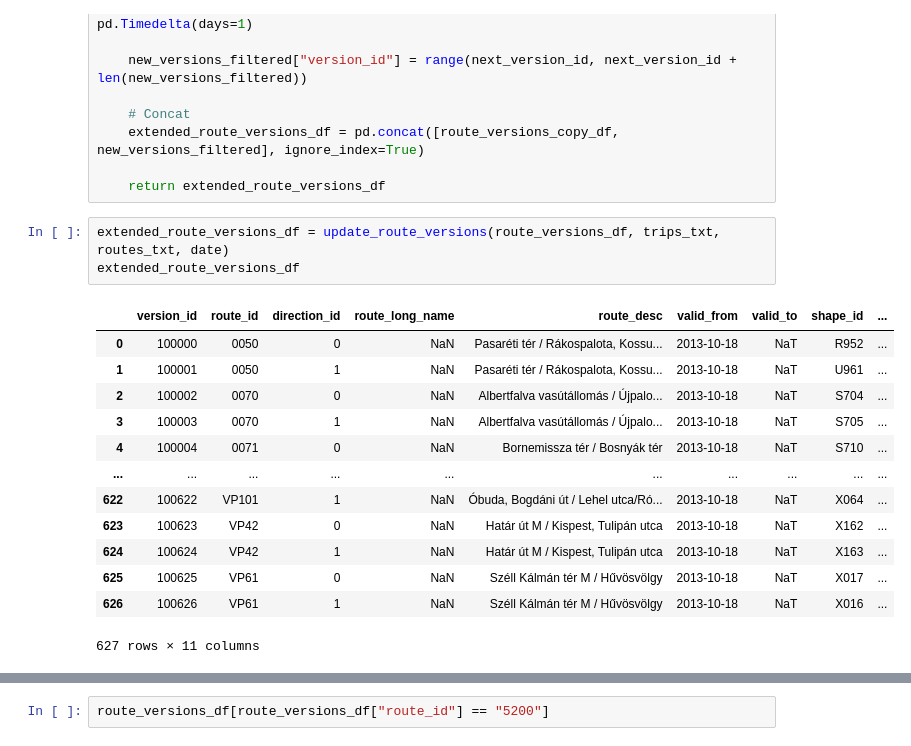
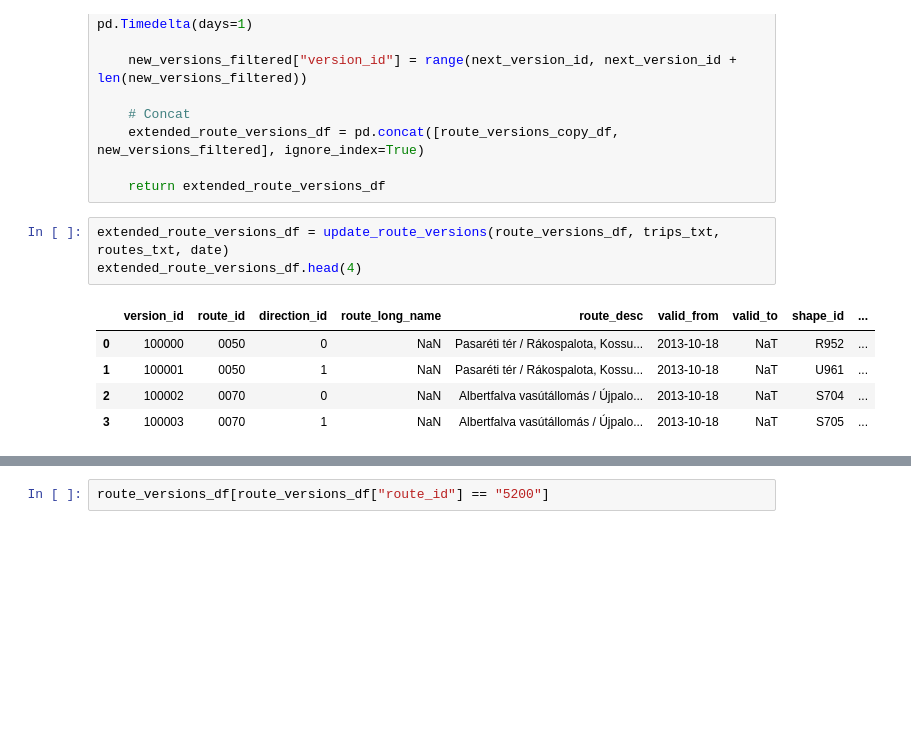
Before and after one commit to urbanicsandras/budapest_time_travel, a Jupyter notebook: notebooks/preprocessing_v02.ipynb, the cells around one changed output, grey strips where cells are left out. Cells and saved outputs as stored; diff of their text form; blank space fills up the shorter version.

```diff
--- a/notebooks/preprocessing_v02.ipynb
+++ b/notebooks/preprocessing_v02.ipynb
@@ -182,18 +253,10 @@ def update_route_versions(route_versions_df, trips_txt, routes_txt, date):
     return extended_route_versions_df
 # %%
 extended_route_versions_df = update_route_versions(route_versions_df, trips_txt, routes_txt, date)
-extended_route_versions_df
+extended_route_versions_df.head(4)
 # %% [output]
 |  | version_id | route_id | direction_id | route_long_name | route_desc | valid_from | valid_to | shape_id | ... |
 | 0 | 100000 | 0050 | 0 | NaN | Pasaréti tér / Rákospalota, Kossu... | 2013-10-18 | NaT | R952 | ... |
 | 1 | 100001 | 0050 | 1 | NaN | Pasaréti tér / Rákospalota, Kossu... | 2013-10-18 | NaT | U961 | ... |
 | 2 | 100002 | 0070 | 0 | NaN | Albertfalva vasútállomás / Újpalo... | 2013-10-18 | NaT | S704 | ... |
 | 3 | 100003 | 0070 | 1 | NaN | Albertfalva vasútállomás / Újpalo... | 2013-10-18 | NaT | S705 | ... |
-| 4 | 100004 | 0071 | 0 | NaN | Bornemissza tér / Bosnyák tér | 2013-10-18 | NaT | S710 | ... |
-| ... | ... | ... | ... | ... | ... | ... | ... | ... | ... |
-| 622 | 100622 | VP101 | 1 | NaN | Óbuda, Bogdáni út / Lehel utca/Ró... | 2013-10-18 | NaT | X064 | ... |
-| 623 | 100623 | VP42 | 0 | NaN | Határ út M / Kispest, Tulipán utca | 2013-10-18 | NaT | X162 | ... |
-| 624 | 100624 | VP42 | 1 | NaN | Határ út M / Kispest, Tulipán utca | 2013-10-18 | NaT | X163 | ... |
-| 625 | 100625 | VP61 | 0 | NaN | Széll Kálmán tér M / Hűvösvölgy | 2013-10-18 | NaT | X017 | ... |
-| 626 | 100626 | VP61 | 1 | NaN | Széll Kálmán tér M / Hűvösvölgy | 2013-10-18 | NaT | X016 | ... |
-627 rows × 11 columns
```
Also changed, not shown: parts of 14 cells of this notebook, 13 other files.
